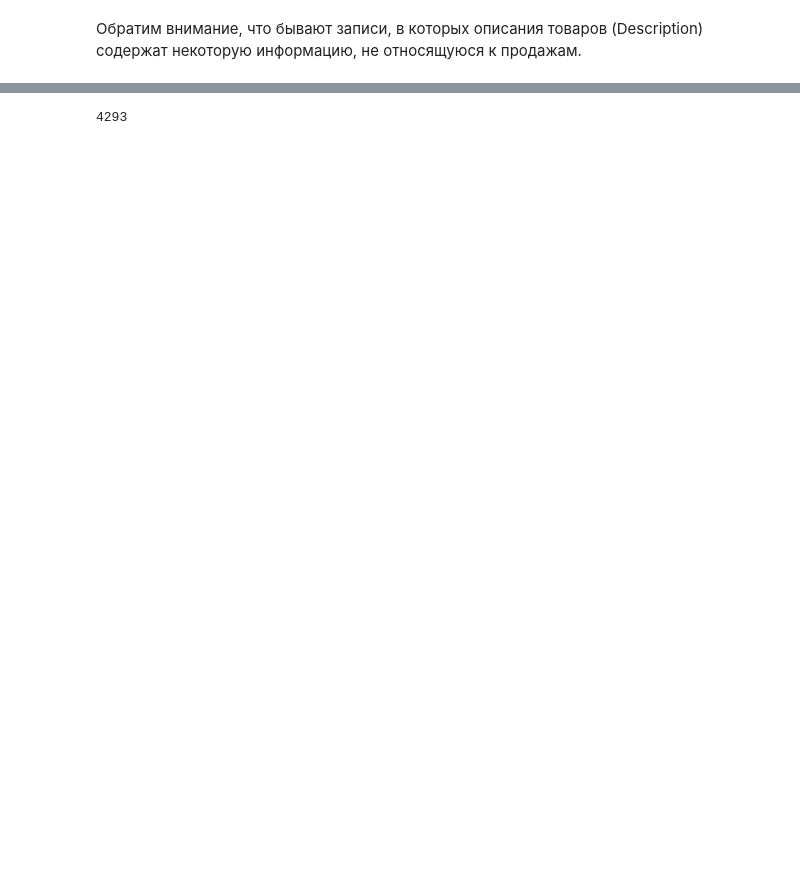
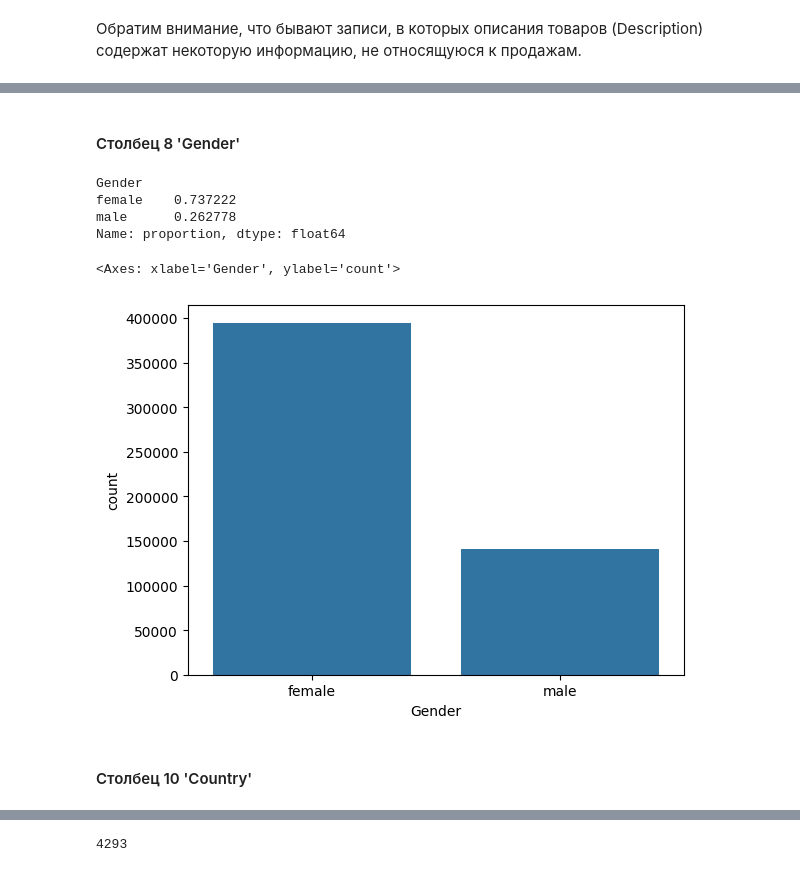
Before and after one commit to sashareva/Preparation-and-cleaning-EDA-Cohort-analysis-RFM-analysis, a Jupyter notebook: Подготовка и очистка, EDA, когортный анализ, RFM анализ.ipynb, the cells around one changed output, grey strips where cells are left out. Cells and saved outputs as stored; diff of their text form; code cells hidden in the pictures; blank space fills up the shorter version.

```diff
--- a/Подготовка и очистка, EDA, когортный анализ, RFM анализ.ipynb
+++ b/Подготовка и очистка, EDA, когортный анализ, RFM анализ.ipynb
@@ -265,0 +273,18 @@ df['Description'] = df['Description'].str.strip()
+# %% [markdown]
+#### Столбец 8 'Gender'
+# %%
+# Проверка количества уникальных совпадений по полу клиентов (Gender) среди всех записей
+df.Gender.value_counts(normalize = True)
+# %% [output]
+Gender
+female    0.737222
+male      0.262778
+Name: proportion, dtype: float64
+# %%
+# Визуализация количества записей в категории пола клиентов (Gender)
+sns.countplot(x = 'Gender', data = df)
+# %% [output]
+<Axes: xlabel='Gender', ylabel='count'>
+[figure, added]
+# %% [markdown]
+#### Столбец 10 'Country'
```
Also changed, not shown: parts of 108 cells of this notebook.
